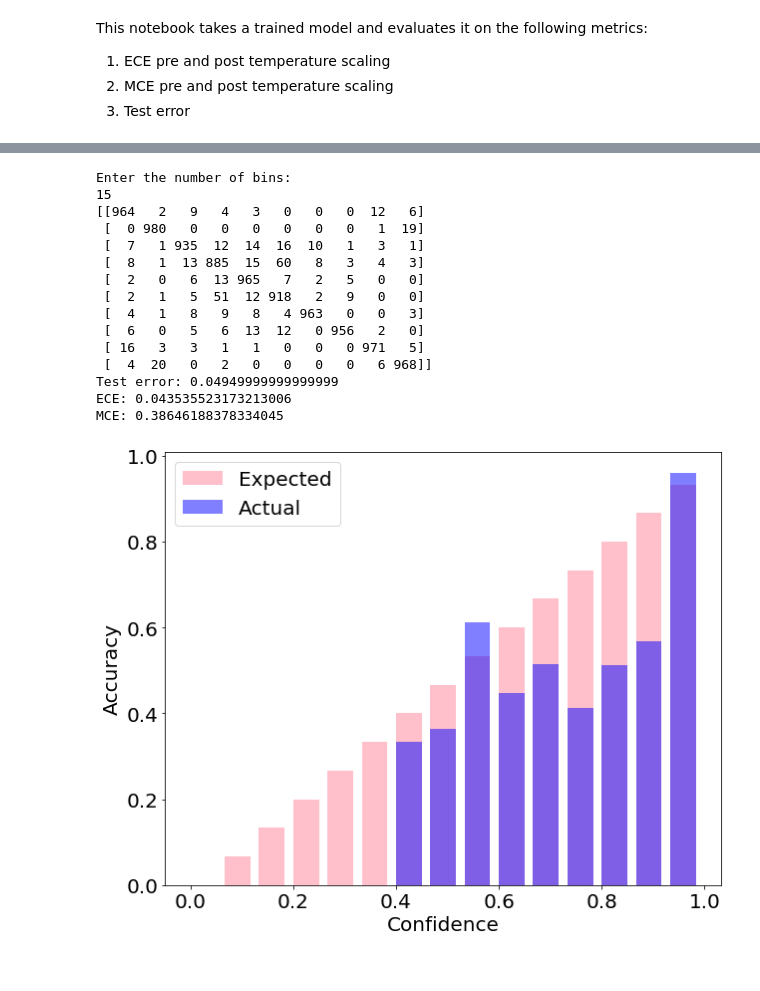
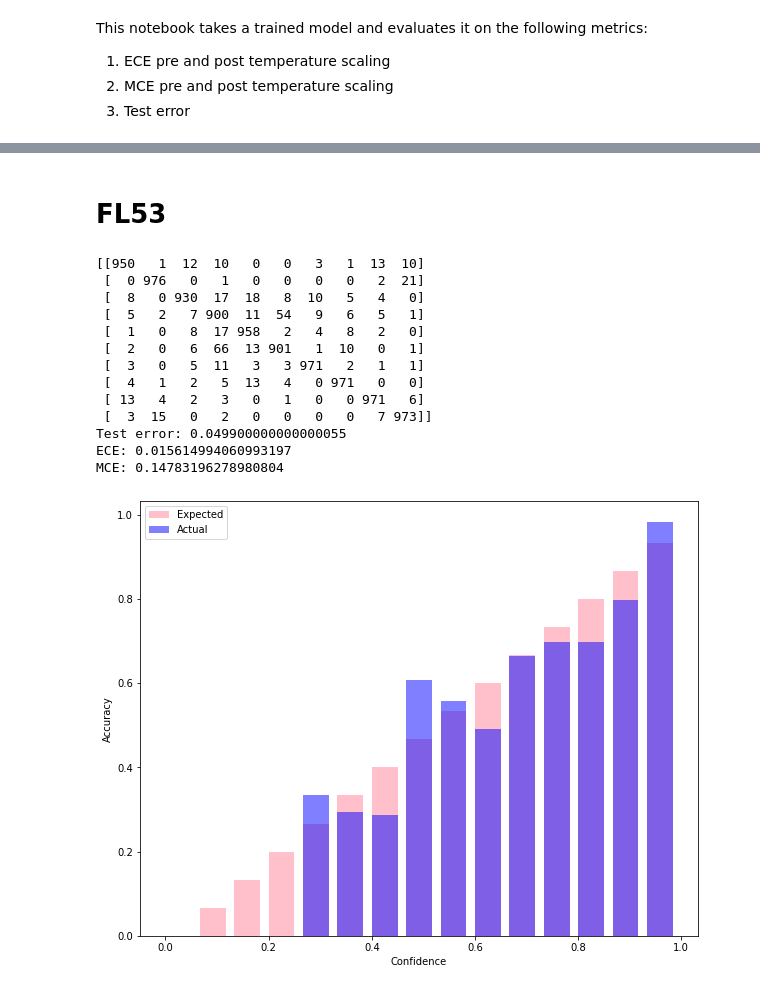
Before and after one commit to Linwei-Tao/Focal-Loss-Search, a Jupyter notebook: visualisation/evaluate_single_model.ipynb, the cells around one changed output, grey strips where cells are left out. Cells and saved outputs as stored; diff of their text form; code cells hidden in the pictures.

```diff
--- a/visualisation/evaluate_single_model.ipynb
+++ b/visualisation/evaluate_single_model.ipynb
@@ -71,9 +75,8 @@ class args:
     train_batch_size = 128
     test_batch_size = 128
 # %%
-# Taking input for the dataset
-print ('Enter the dataset: ')
-dataset = input()
+
+dataset = "cifar10"
 num_classes = dataset_num_classes[dataset]
 
 if (dataset == 'tiny_imagenet'):
@@ -114,11 +115,8 @@ cifar10
 Files already downloaded and verified
 Files already downloaded and verified
 # %%
-# Taking input for the model
-print ('Enter the model: ')
-model_name = input()
+model_name = "resnet50"
 print ('Enter saved model name: ')
-saved_model_name = input()
 
 model = models[model_name]
 # %% [output]
@@ -128,0 +166,23 @@ resnet50_cross_entropy_350.model
+# %%
+# Evaluating the model at T = T_opt
+# Getting the number of bins
+t_opt = 3.3
+
+net = model(num_classes=num_classes, temp=t_opt)
+net.cuda()
+cudnn.benchmark = True
+ckpt = torch.load("checkpoints/Search_Retrain11050540_CEFormat_cifar10_resnet50_num_states=16-2/retrain_latest.pt", map_location='cpu')
+net.load_state_dict(ckpt['model'])
+
+conf_matrix, accuracy, labels, predictions, confidences = test_classification_net_focal(net, test_loader, device)
+ece = expected_calibration_error(confidences, predictions, labels, num_bins=num_bins)
+mce = maximum_calibration_error(confidences, predictions, labels, num_bins=num_bins)
+
+print (conf_matrix)
+print ('Test error: ' + str((1 - accuracy)))
+print ('ECE: ' + str(ece))
+print ('MCE: ' + str(mce))
+
+# Plotting the reliability plot
+reliability_plot(confidences, predictions, labels, num_bins=num_bins, save="exp_figs/LFS-MC_post_T_reliability_plot.svg")
+bin_strength_plot(confidences, predictions, labels, num_bins=num_bins, save="exp_figs/LFS-MC_post_T_bin_strength_plot.svg")
@@ -129,42 +205,41 @@ resnet50_cross_entropy_350.model
+# %% [markdown]
+# FL53
 # %%
 # Evaluating the model at T = 1
 # Getting the number of bins
-print ('Enter the number of bins: ')
-num_bins = int(input())
+num_bins = 15
 
 net = model(num_classes=num_classes, temp=1.0)
 net.cuda()
 net = torch.nn.DataParallel(net, device_ids=range(torch.cuda.device_count()))
 cudnn.benchmark = True
-net.load_state_dict(torch.load('./' + str(saved_model_name)))
+net.load_state_dict(torch.load("checkpoints/focal_calibration/resnet50_focal_loss_adaptive_53_350.model", map_location='cpu'))
 
-conf_matrix, accuracy, labels, predictions, confidences = test_classification_net(net, test_loader, device)
+conf_matrix, accuracy, labels, predictions, confidences = test_classification_net_focal(net, test_loader, 0)
 ece = expected_calibration_error(confidences, predictions, labels, num_bins=num_bins)
 mce = maximum_calibration_error(confidences, predictions, labels, num_bins=num_bins)
 
 # Printing the required evaluation metrics
 print (conf_matrix)
 print ('Test error: ' + str((1 - accuracy)))
 print ('ECE: ' + str(ece))
 print ('MCE: ' + str(mce))
 
 # Plotting the reliability plot
-reliability_plot(confidences, predictions, labels, num_bins=num_bins)
-bin_strength_plot(confidences, predictions, labels, num_bins=num_bins)
+reliability_plot(confidences, predictions, labels, num_bins=num_bins, save="exp_figs/FL53_pre_T_reliability_plot.svg")
+bin_strength_plot(confidences, predictions, labels, num_bins=num_bins, save="exp_figs/FL53_pre_T_bin_strength_plot.svg")
 # %% [output]
-Enter the number of bins:
-15
-[[964   2   9   4   3   0   0   0  12   6]
- [  0 980   0   0   0   0   0   0   1  19]
- [  7   1 935  12  14  16  10   1   3   1]
- [  8   1  13 885  15  60   8   3   4   3]
- [  2   0   6  13 965   7   2   5   0   0]
- [  2   1   5  51  12 918   2   9   0   0]
- [  4   1   8   9   8   4 963   0   0   3]
- [  6   0   5   6  13  12   0 956   2   0]
- [ 16   3   3   1   1   0   0   0 971   5]
- [  4  20   0   2   0   0   0   0   6 968]]
-Test error: 0.04949999999999999
-ECE: 0.043535523173213006
-MCE: 0.38646188378334045
+[[950   1  12  10   0   0   3   1  13  10]
+ [  0 976   0   1   0   0   0   0   2  21]
+ [  8   0 930  17  18   8  10   5   4   0]
+ [  5   2   7 900  11  54   9   6   5   1]
+ [  1   0   8  17 958   2   4   8   2   0]
+ [  2   0   6  66  13 901   1  10   0   1]
+ [  3   0   5  11   3   3 971   2   1   1]
+ [  4   1   2   5  13   4   0 971   0   0]
+ [ 13   4   2   3   0   1   0   0 971   6]
+ [  3  15   0   2   0   0   0   0   7 973]]
+Test error: 0.049900000000000055
+ECE: 0.015614994060993197
+MCE: 0.14783196278980804
-[figure, old version]
+[figure, new version]
```
Also changed, not shown: parts of 26 cells of this notebook, 44 other files.
